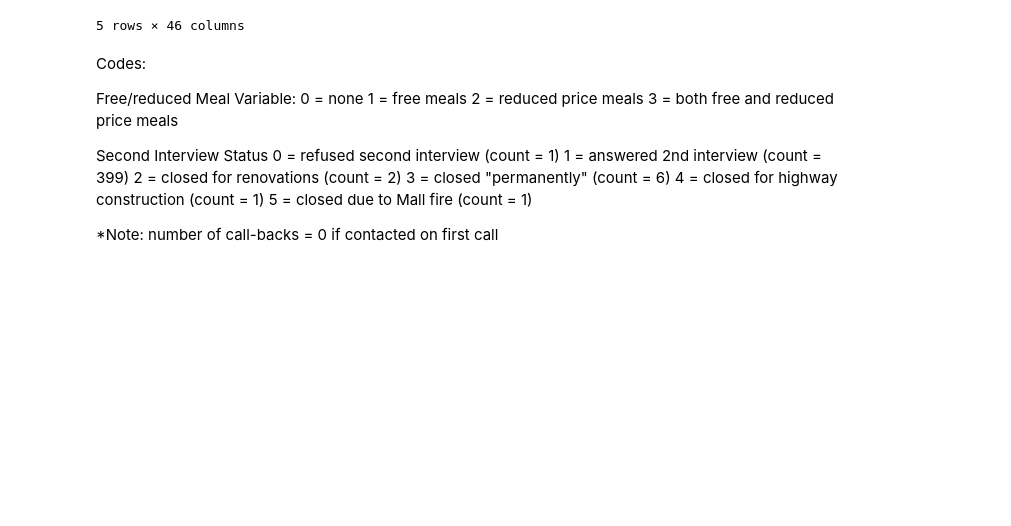
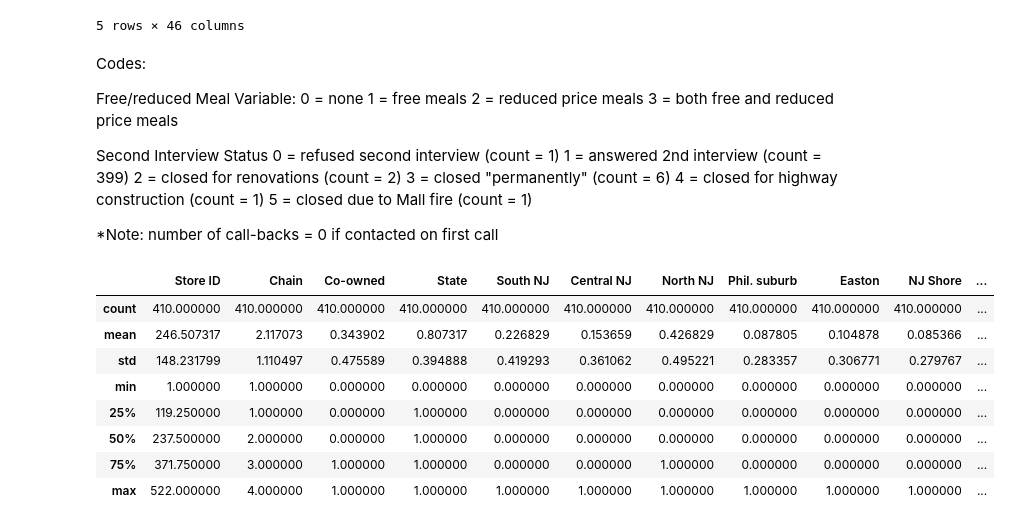
Before and after one commit to zackdihel/DA-project-1, a Jupyter notebook: notebooks/01_Data_Cleaning.ipynb, the cells around one changed output. Cells and saved outputs as stored; diff of their text form; code cells hidden in the pictures; blank space fills up the shorter version.

```diff
--- a/notebooks/01_Data_Cleaning.ipynb
+++ b/notebooks/01_Data_Cleaning.ipynb
@@ -55,3 +55,15 @@ Second Interview Status
 *Note: number of call-backs = 0 if contacted on first call
 # %%
 df_raw.to_csv('datatable.csv', index=False)
+# %%
+df_raw.describe()
+# %% [output]
+|  | Store ID | Chain | Co-owned | State | South NJ | Central NJ | North NJ | Phil. suburb | Easton | NJ Shore | ... |
+| count | 410.000000 | 410.000000 | 410.000000 | 410.000000 | 410.000000 | 410.000000 | 410.000000 | 410.000000 | 410.000000 | 410.000000 | ... |
+| mean | 246.507317 | 2.117073 | 0.343902 | 0.807317 | 0.226829 | 0.153659 | 0.426829 | 0.087805 | 0.104878 | 0.085366 | ... |
+| std | 148.231799 | 1.110497 | 0.475589 | 0.394888 | 0.419293 | 0.361062 | 0.495221 | 0.283357 | 0.306771 | 0.279767 | ... |
+| min | 1.000000 | 1.000000 | 0.000000 | 0.000000 | 0.000000 | 0.000000 | 0.000000 | 0.000000 | 0.000000 | 0.000000 | ... |
+| 25% | 119.250000 | 1.000000 | 0.000000 | 1.000000 | 0.000000 | 0.000000 | 0.000000 | 0.000000 | 0.000000 | 0.000000 | ... |
+| 50% | 237.500000 | 2.000000 | 0.000000 | 1.000000 | 0.000000 | 0.000000 | 0.000000 | 0.000000 | 0.000000 | 0.000000 | ... |
+| 75% | 371.750000 | 3.000000 | 1.000000 | 1.000000 | 0.000000 | 0.000000 | 1.000000 | 0.000000 | 0.000000 | 0.000000 | ... |
+| max | 522.000000 | 4.000000 | 1.000000 | 1.000000 | 1.000000 | 1.000000 | 1.000000 | 1.000000 | 1.000000 | 1.000000 | ... |
```
Also changed, not shown: parts of 1 cell of this notebook.
